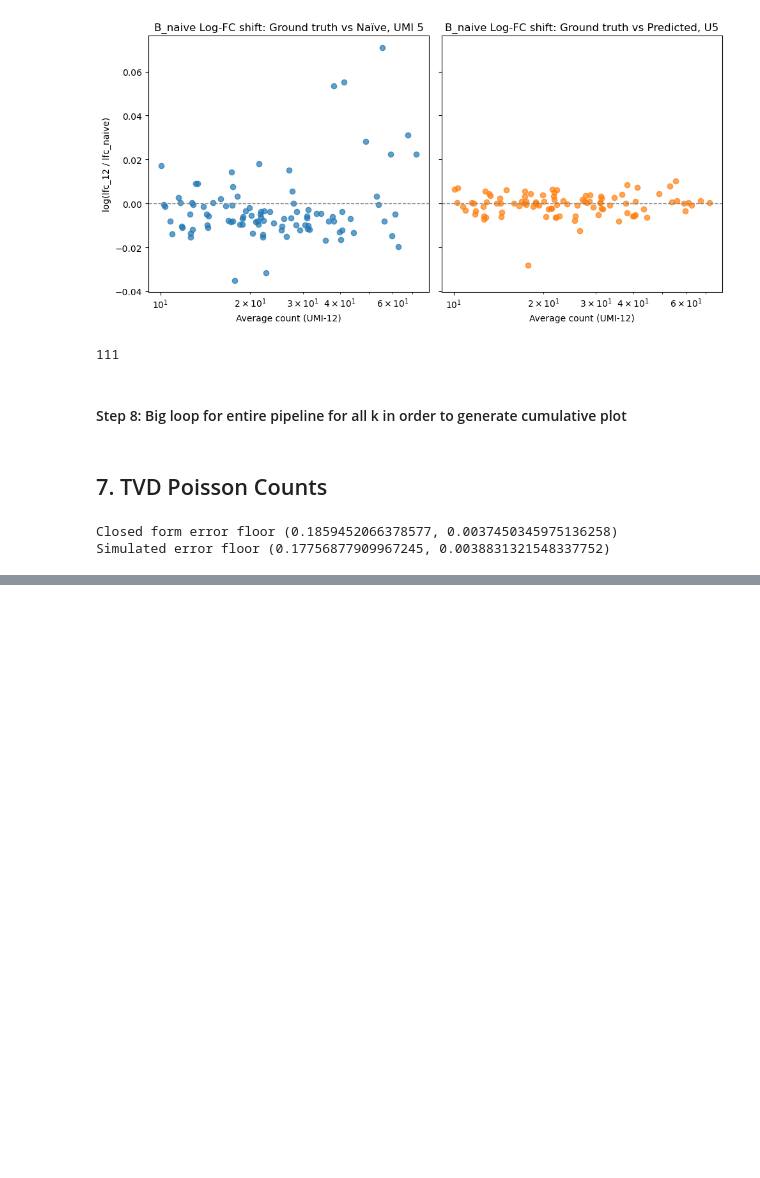
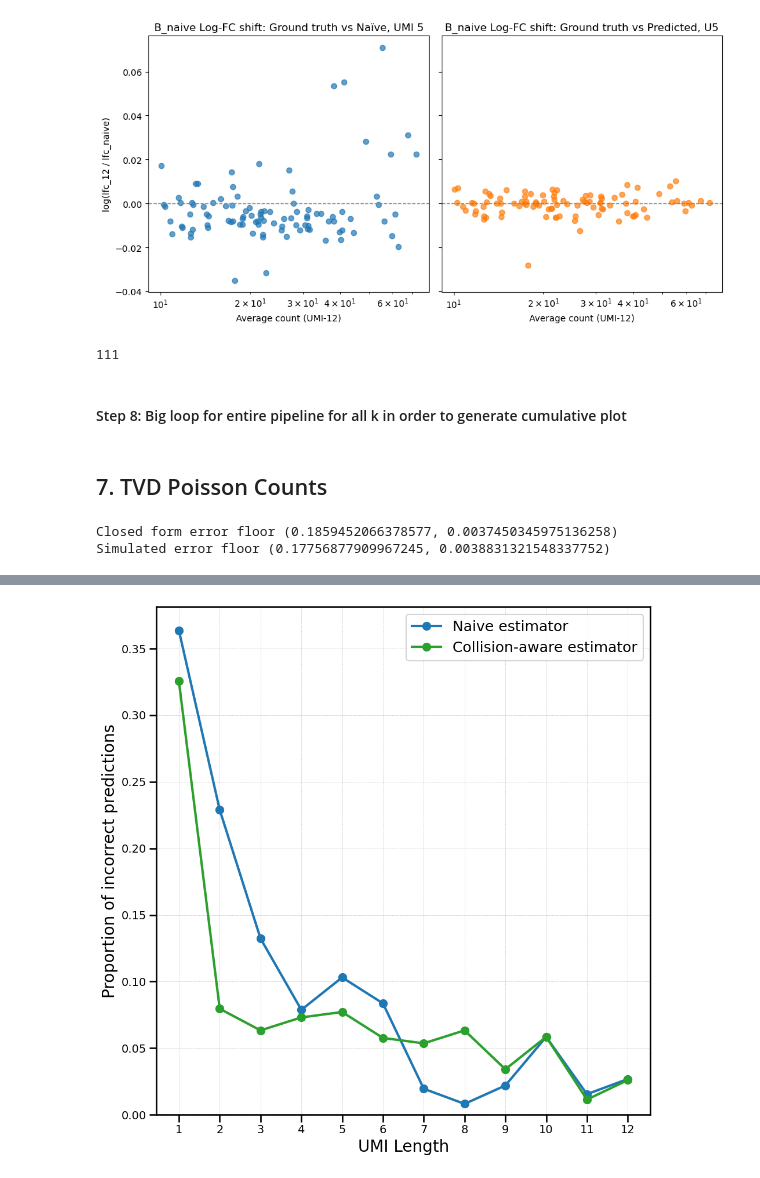
Before and after one commit to agdylan/minimal_UMIs, a Jupyter notebook: main_scripts/downstream_tasks.ipynb, the cells around one changed output, grey strips where cells are left out. Saved outputs shown, nothing was run; the diff lists cells and outputs as text; code cells hidden in the pictures; blank space fills up the shorter version.

```diff
--- a/main_scripts/downstream_tasks.ipynb
+++ b/main_scripts/downstream_tasks.ipynb
@@ -1800,3 +1804,94 @@ print("Simulated error floor", simulated_error_floor(adata_12, B=500, seed=42))
 # %% [output]
 Closed form error floor (0.1859452066378577, 0.0037450345975136258)
 Simulated error floor (0.17756877909967245, 0.0038831321548337752)
+# %%
+import os
+import scanpy as sc
+import matplotlib.pyplot as plt
+import numpy as np
+from collections import Counter
+dataset = "1k_PBMCs"  # Change to "10k_PBMCs" if needed
+# Paths
+regular_path = f"/data/dagyeman/cellranger/bam_file_analysis/{dataset}/ub_objects/adata_matrices/cell_annotations/annotated_adata_matrices"
+inverted_path = f"/data/dagyeman/cellranger/bam_file_analysis/{dataset}/ub_objects/col_aware_nunif_matrices/cell_annotations/annotated_inv_matrices"
+
+# regular_path = "/data/dagyeman/cellranger/bam_file_analysis/10k_PBMCs/ur_objects/adata_matrices/cell_annotations/annotated_adata_matrices"
+# inverted_path = "/data/dagyeman/cellranger/bam_file_analysis/10k_PBMCs/ur_objects/inverted2_adata_matrices/cell_annotations/annotated_inv_matrices"
+
+# 1) Load regular annotated adata matrices into a dict
+annotated_ads_reg = {
+    i: sc.read_h5ad(f"{regular_path}/annotated_adata_{i}.h5ad")
+    for i in range(1, 13)
+}
+
+# 2) Build consensus ground truth from UMI 8–12
+#    a) find common cells across UMI 8–12
+cells_8_12 = set(annotated_ads_reg[8].obs_names)
+for i in range(9, 13):
+    cells_8_12 &= set(annotated_ads_reg[i].obs_names)
+common_cells = sorted(cells_8_12)
+
+#    b) majority‐vote per cell
+consensus_labels = {}
+for cell in common_cells:
+    votes = [annotated_ads_reg[i].obs.loc[cell, 'majority_voting'] for i in range(8, 13)]
+    consensus_labels[cell] = Counter(votes).most_common(1)[0][0]
+
+# 3) Prepare ground truth array aligned to common_cells
+ground_truth = np.array([consensus_labels[cell] for cell in common_cells], dtype=str)
+
+# 4) Compute error vectors
+error_vector_reg = np.zeros(12)
+error_vector_inv = np.zeros(12)
+print(error_vector_reg)
+print(error_vector_inv)
+
+for i in range(1, 13):
+    # Regular predictions aligned to consensus cells
+    ad_reg = annotated_ads_reg[i]
+    present = [c for c in common_cells if c in ad_reg.obs_names]
+    preds_reg = ad_reg.obs.loc[present, 'majority_voting'].astype(str).values
+    true_aligned = np.array([consensus_labels[c] for c in present], dtype=str)
+    error_vector_reg[i - 1] = np.mean(preds_reg != true_aligned)
+
+    # Inverted predictions aligned to consensus cells
+    ad_inv = sc.read_h5ad(f"{inverted_path}/annotated_adata_{i}.h5ad")
+    present_inv = [c for c in common_cells if c in ad_inv.obs_names]
+    preds_inv = ad_inv.obs.loc[present_inv, 'majority_voting'].astype(str).values
+    true_aligned_inv = np.array([consensus_labels[c] for c in present_inv], dtype=str)
+    error_vector_inv[i - 1] = np.mean(preds_inv != true_aligned_inv)
+
+print(error_vector_reg)
+print(error_vector_inv)
+print(1 - error_vector_reg[3])
+
+# 5) Plot both error curves
+plt.figure(figsize=(10, 10))
+
+# Blue for Naive (Regular)
+plt.plot(
+    range(1, 13), error_vector_reg, marker='o', linestyle='-',
+    label='Naive estimator', markersize=10, linewidth=3, color='#1f77b4'
+)
+
+# Green for Collision-aware (Inverted)
+plt.plot(
+    range(1, 13), error_vector_inv, marker='o', linestyle='-',
+    label='Collision-aware estimator', markersize=10, linewidth=3, color='#2ca02c'
+)
+
+plt.xlabel('UMI Length', fontsize=20)
+plt.ylabel('Proportion of incorrect predictions', fontsize=20)
+plt.ylim(bottom=0)
+plt.xticks(range(1, 13), fontsize=14)
+plt.yticks(fontsize=14)
+plt.axhline(y=0, color='k', linestyle='--', linewidth=1)
+plt.grid(True, linestyle='--', linewidth=0.5, alpha=0.7)
+# plt.title('Error in Cell Type Predictions (All Genes, No MALAT1)', fontsize=24)
+plt.legend(fontsize=18)
+plt.tight_layout()
+out_file = f"/data/dagyeman/cellranger/bam_file_analysis/figures/{dataset}/{dataset}_cell_typist_error.pdf"
+# os.makedirs(os.path.dirname(out_file), exist_ok=True)
+plt.savefig(out_file)
+plt.show()
+# %% [output]
@@ -1802,0 +1905 @@ Simulated error floor (0.17756877909967245, 0.0038831321548337752)
+[figure, added]
```
Also changed, not shown: parts of 16 cells of this notebook, 2 other files.
